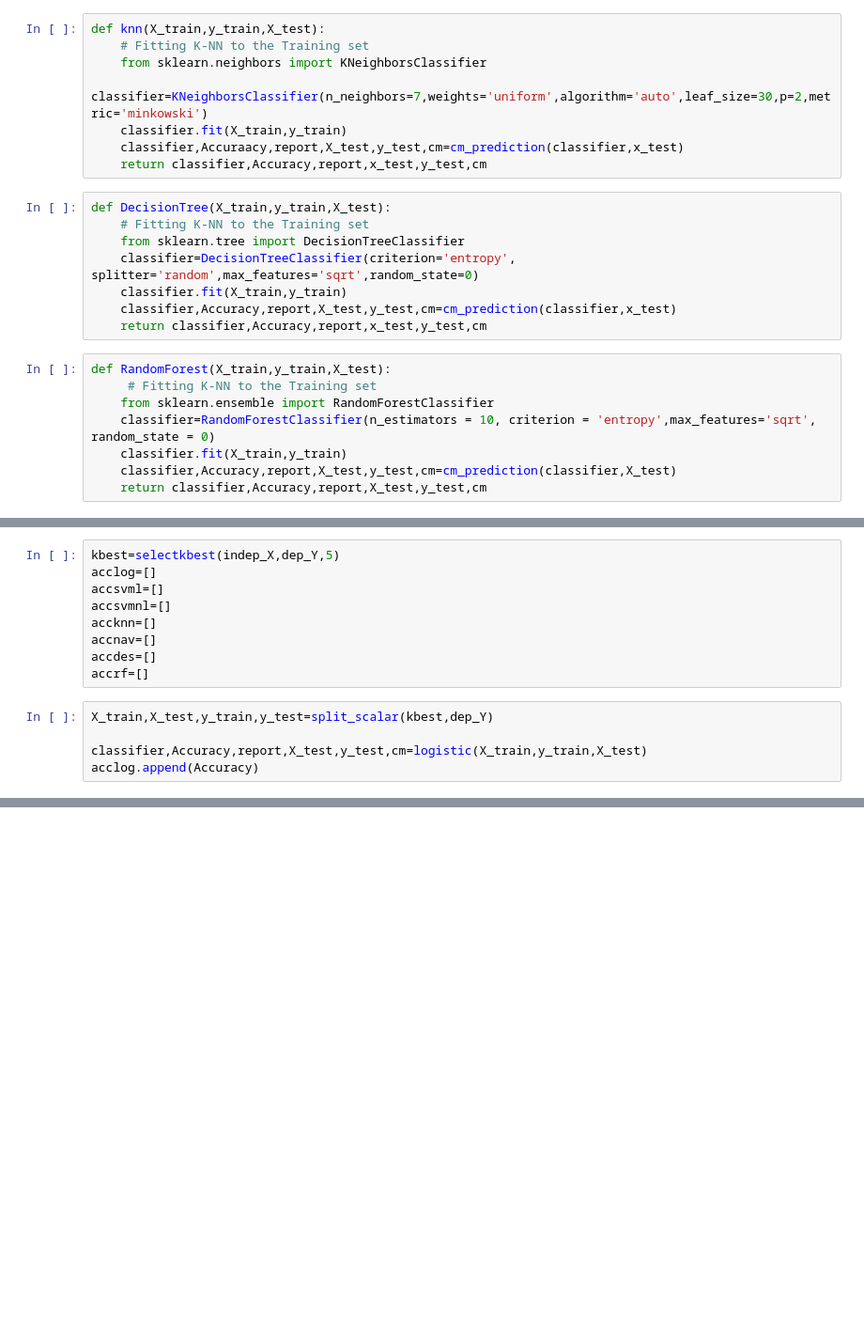
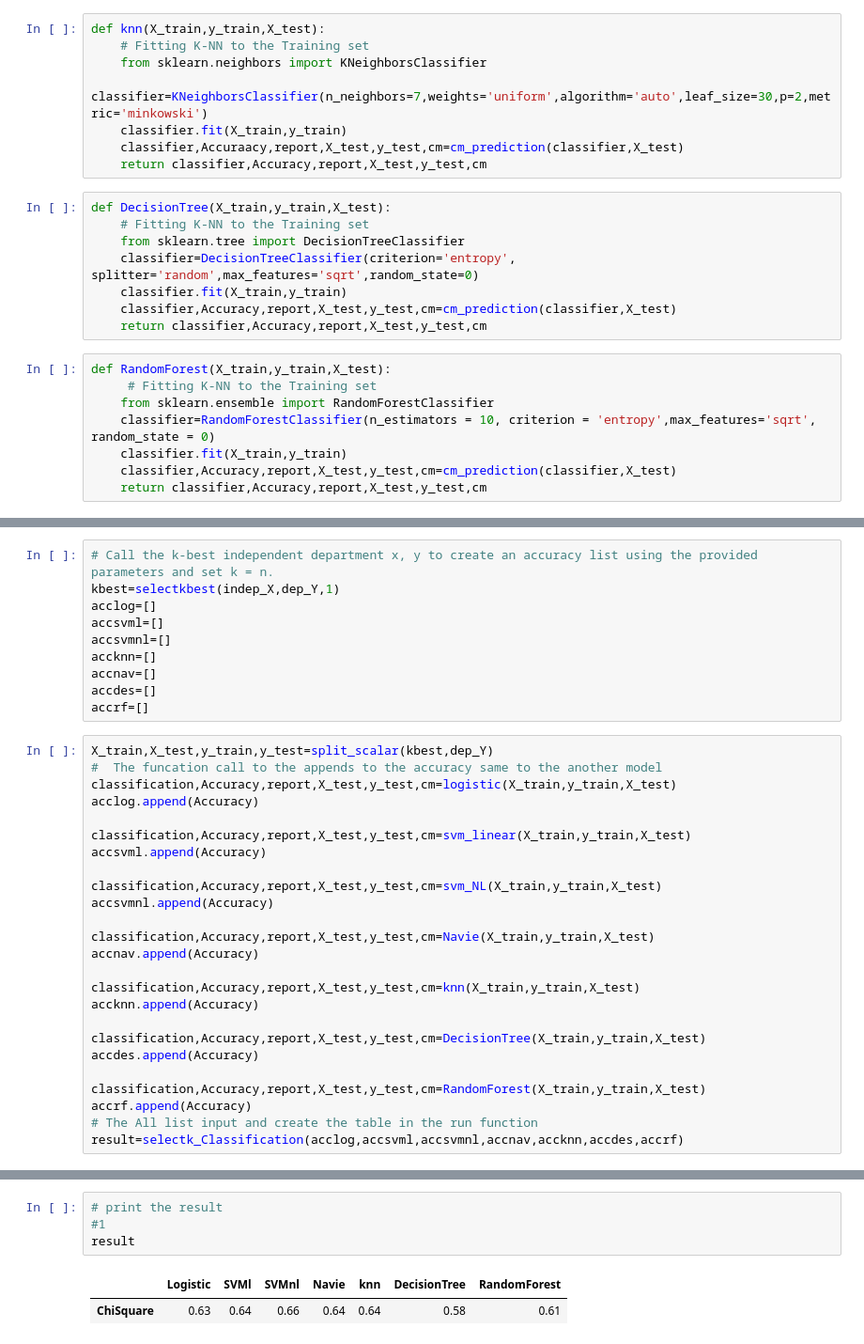
Before and after one commit to SusendherR/Machine-learning-Feature-Selection, a Jupyter notebook: Selectk_Classification.ipynb, the cells around one changed output, grey strips where cells are left out. Shown at 94% size. Cells and saved outputs as stored; diff of their text form; blank space fills up the shorter version.

```diff
--- a/Selectk_Classification.ipynb
+++ b/Selectk_Classification.ipynb
@@ -71,16 +80,16 @@ def knn(X_train,y_train,X_test):
     from sklearn.neighbors import KNeighborsClassifier
     classifier=KNeighborsClassifier(n_neighbors=7,weights='uniform',algorithm='auto',leaf_size=30,p=2,metric='minkowski')
     classifier.fit(X_train,y_train)
-    classifier,Accuraacy,report,X_test,y_test,cm=cm_prediction(classifier,x_test)
-    return classifier,Accuracy,report,x_test,y_test,cm
+    classifier,Accuraacy,report,X_test,y_test,cm=cm_prediction(classifier,X_test)
+    return classifier,Accuracy,report,X_test,y_test,cm
 # %%
 def DecisionTree(X_train,y_train,X_test):
     # Fitting K-NN to the Training set
     from sklearn.tree import DecisionTreeClassifier
     classifier=DecisionTreeClassifier(criterion='entropy', splitter='random',max_features='sqrt',random_state=0)
     classifier.fit(X_train,y_train)
-    classifier,Accuracy,report,X_test,y_test,cm=cm_prediction(classifier,x_test)
-    return classifier,Accuracy,report,x_test,y_test,cm
+    classifier,Accuracy,report,X_test,y_test,cm=cm_prediction(classifier,X_test)
+    return classifier,Accuracy,report,X_test,y_test,cm
 # %%
 def RandomForest(X_train,y_train,X_test):
      # Fitting K-NN to the Training set
@@ -124,7 +136,8 @@ df2
 indep_X = df2.drop(['classification_yes'], axis=1)
 dep_Y = df2['classification_yes']
 # %%
-kbest=selectkbest(indep_X,dep_Y,5)
+# Call the k-best independent department x, y to create an accuracy list using the provided parameters and set k = n.
+kbest=selectkbest(indep_X,dep_Y,1)
 acclog=[]
 accsvml=[]
 accsvmnl=[]
@@ -134,7 +147,27 @@ accdes=[]
 accrf=[]
 # %%
 X_train,X_test,y_train,y_test=split_scalar(kbest,dep_Y)
+#  The funcation call to the appends to the accuracy same to the another model
+classification,Accuracy,report,X_test,y_test,cm=logistic(X_train,y_train,X_test)
+acclog.append(Accuracy)
 
-classifier,Accuracy,report,X_test,y_test,cm=logistic(X_train,y_train,X_test)
-acclog.append(Accuracy)
+classification,Accuracy,report,X_test,y_test,cm=svm_linear(X_train,y_train,X_test)
+accsvml.append(Accuracy)
+
+classification,Accuracy,report,X_test,y_test,cm=svm_NL(X_train,y_train,X_test)
+accsvmnl.append(Accuracy)
+
+classification,Accuracy,report,X_test,y_test,cm=Navie(X_train,y_train,X_test)
+accnav.append(Accuracy)
+
+classification,Accuracy,report,X_test,y_test,cm=knn(X_train,y_train,X_test)
+accknn.append(Accuracy)
+
+classification,Accuracy,report,X_test,y_test,cm=DecisionTree(X_train,y_train,X_test)
+accdes.append(Accuracy)
+
+classification,Accuracy,report,X_test,y_test,cm=RandomForest(X_train,y_train,X_test)
+accrf.append(Accuracy)
+# The All list input and create the table in the run function
+result=selectk_Classification(acclog,accsvml,accsvmnl,accnav,accknn,accdes,accrf)
 # %% [output]
@@ -141,0 +191,7 @@ NameError: name 'classifier' is not defined
+# %%
+# print the result
+#1
+result
+# %% [output]
+|  | Logistic | SVMl | SVMnl | Navie | knn | DecisionTree | RandomForest |
+| ChiSquare | 0.63 | 0.64 | 0.66 | 0.64 | 0.64 | 0.58 | 0.61 |
```
Also changed, not shown: parts of 19 cells of this notebook, 1 other file.
